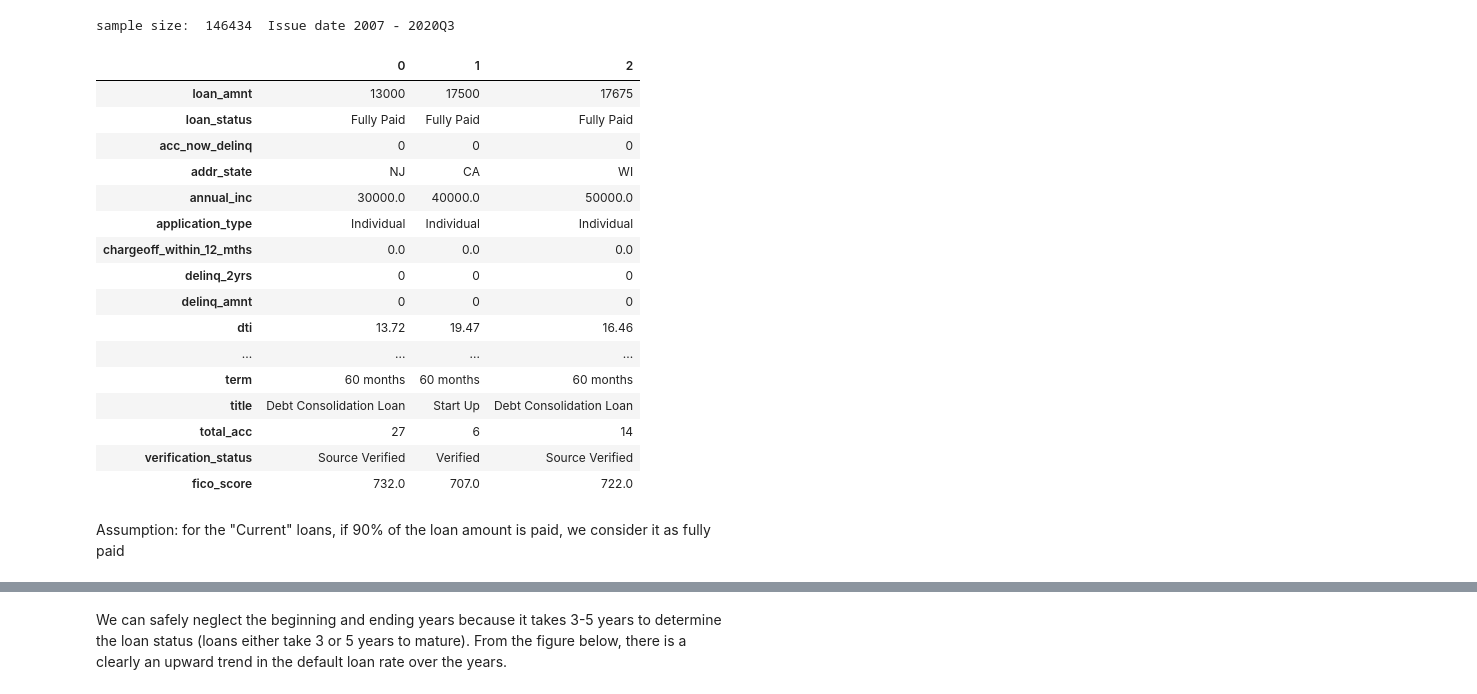
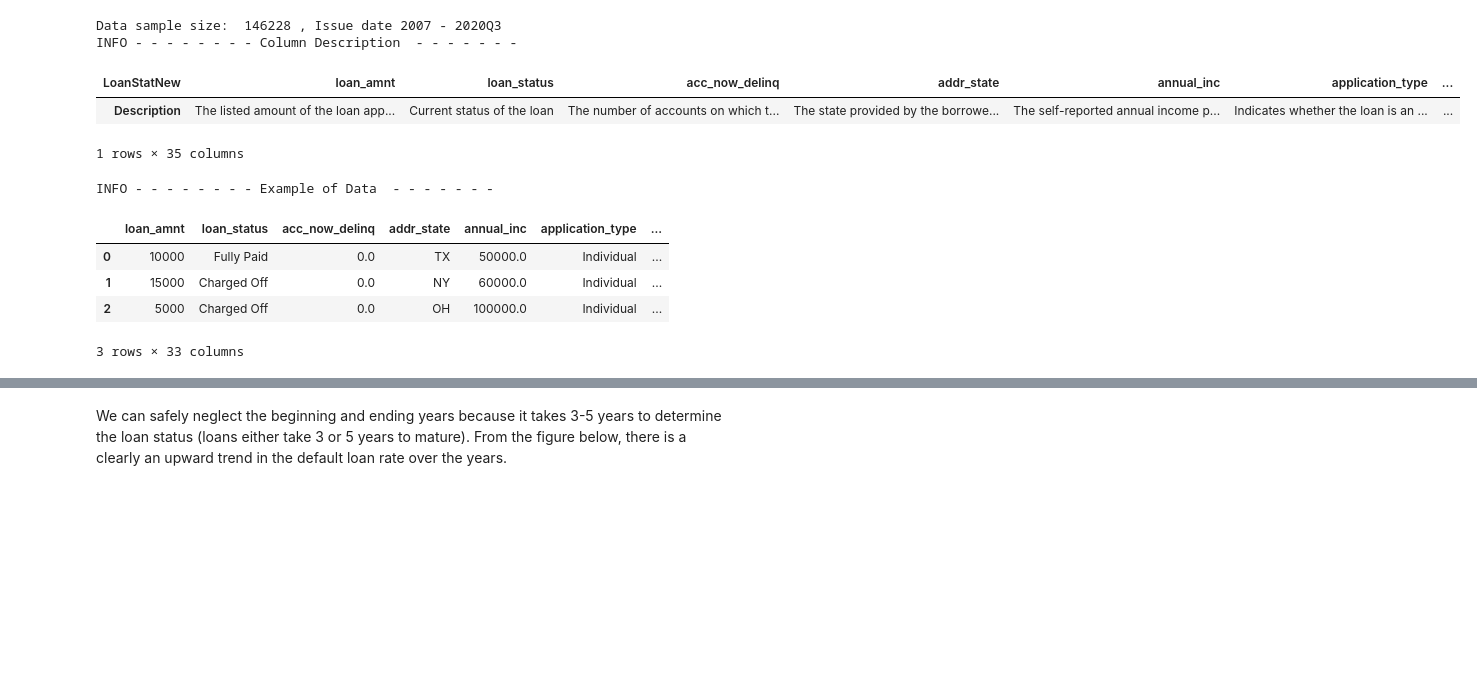
Before and after one commit to mumuxi15/02-Data-Science-Project, a Jupyter notebook: 18-LendingClub/Loan Default Prediction 🏦 (Investor).ipynb, the cells around one changed output, grey strips where cells are left out. Saved outputs shown, nothing was run; the diff lists cells and outputs as text; code cells hidden in the pictures; blank space fills up the shorter version.

```diff
--- a/18-LendingClub/Loan Default Prediction 🏦 (Investor).ipynb
+++ b/18-LendingClub/Loan Default Prediction 🏦 (Investor).ipynb
@@ -39,4 +93,15 @@ It is a large data set containing about 2,9000,000 loan applications issued from
 # %%
 DATA_PATH = os.getcwd()+'/18-LendingClub/data' if 'LendingClub' not in os.getcwd() else os.getcwd()+'/data'
-meta = pd.read_csv(DATA_PATH+'/LCDataDictionary.csv')
-meta
+meta = pd.read_csv(DATA_PATH+'/LCDataDictionary.csv',index_col=['LoanStatNew'])
+
+def extract_loan_sample(p):
+    ''' p % of the lines  '''
+
+    cols = meta.index.to_list()
+    df = pd.read_csv(DATA_PATH+'/Loan_status_2007-2020Q3.gzip', skiprows=lambda i: i>0 and random.random() > p, low_memory=False)[cols]
+    df['fico_score']  =  (df['fico_range_high']+df['fico_range_low'])/2.0
+    df['issue_d'] = pd.to_datetime(df['issue_d'], format='%b-%Y')
+    df = df.drop(columns=['fico_range_high','fico_range_low','emp_title'])
+    return df
+
+sample = extract_loan_sample(p=0.05)
@@ -61,36 +108,19 @@ meta
 # %%
-def read_loan_sample(p):
-    ''' p % of the lines  '''
-
-    cols = meta['LoanStatNew'].to_list()
-    df = pd.read_csv(DATA_PATH+'/Loan_status_2007-2020Q3.gzip', skiprows=lambda i: i>0 and random.random() > p, low_memory=False)[cols]
-    df['fico_score']  =  (df['fico_range_high']+df['fico_range_low'])/2.0
-    df['issue_d'] = pd.to_datetime(df['issue_d'], format='%b-%Y')
-    df = df.drop(columns=['fico_range_high','fico_range_low','emp_title'])
-    return df
-
-sample = read_loan_sample(p=0.05)
-print ('sample size: ',len(sample), ' Issue date 2007 - 2020Q3')
-sample.head(3).T
+print ('Data sample size: ',len(sample), ', Issue date 2007 - 2020Q3')
+logger.info('Column Description')
+display(meta.T)
+logger.info('Example of Data')
+sample.head(3)
 # %% [output]
-sample size:  146434  Issue date 2007 - 2020Q3
+Data sample size:  146228 , Issue date 2007 - 2020Q3
+INFO - - - - - - - - Column Description  - - - - - - -
-|  | 0 | 1 | 2 |
-| loan_amnt | 13000 | 17500 | 17675 |
-| loan_status | Fully Paid | Fully Paid | Fully Paid |
-| acc_now_delinq | 0 | 0 | 0 |
-| addr_state | NJ | CA | WI |
-| annual_inc | 30000.0 | 40000.0 | 50000.0 |
-| application_type | Individual | Individual | Individual |
-| chargeoff_within_12_mths | 0.0 | 0.0 | 0.0 |
-| delinq_2yrs | 0 | 0 | 0 |
-| delinq_amnt | 0 | 0 | 0 |
-| dti | 13.72 | 19.47 | 16.46 |
-| ... | ... | ... | ... |
-| term | 60 months | 60 months | 60 months |
-| title | Debt Consolidation Loan | Start Up | Debt Consolidation Loan |
-| total_acc | 27 | 6 | 14 |
-| verification_status | Source Verified | Verified | Source Verified |
-| fico_score | 732.0 | 707.0 | 722.0 |
+| LoanStatNew | loan_amnt | loan_status | acc_now_delinq | addr_state | annual_inc | application_type | ... |
+| Description | The listed amount of the loan app... | Current status of the loan | The number of accounts on which t... | The state provided by the borrowe... | The self-reported annual income p... | Indicates whether the loan is an ... | ... |
+1 rows × 35 columns
+INFO - - - - - - - - Example of Data  - - - - - - -
+|  | loan_amnt | loan_status | acc_now_delinq | addr_state | annual_inc | application_type | ... |
+| 0 | 10000 | Fully Paid | 0.0 | TX | 50000.0 | Individual | ... |
+| 1 | 15000 | Charged Off | 0.0 | NY | 60000.0 | Individual | ... |
+| 2 | 5000 | Charged Off | 0.0 | OH | 100000.0 | Individual | ... |
+3 rows × 33 columns
-# %% [markdown]
-Assumption:  for the "Current" loans, if 90% of the loan amount is paid, we consider it as fully paid
 # %%
```
Also changed, not shown: parts of 18 cells of this notebook, 7 other files.
